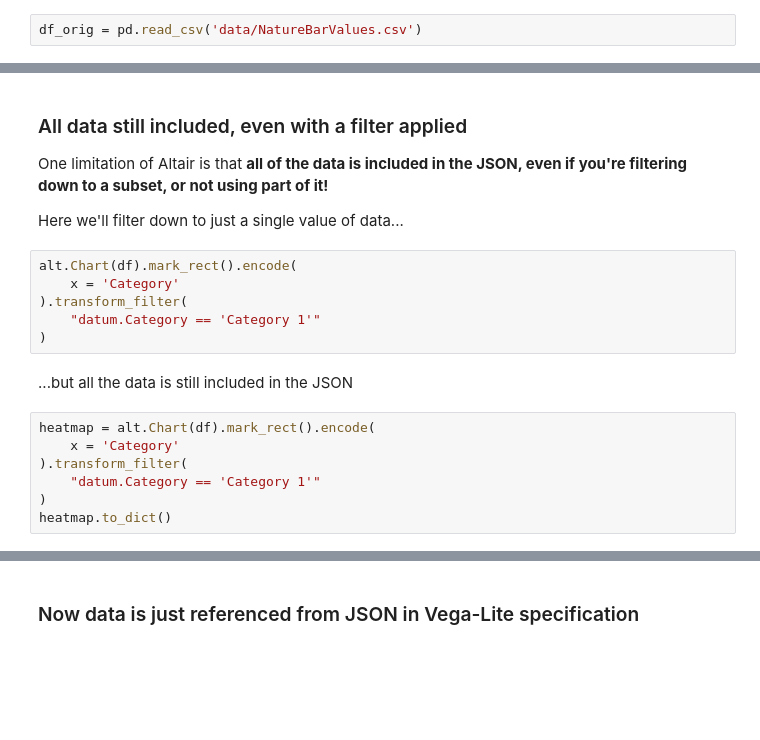
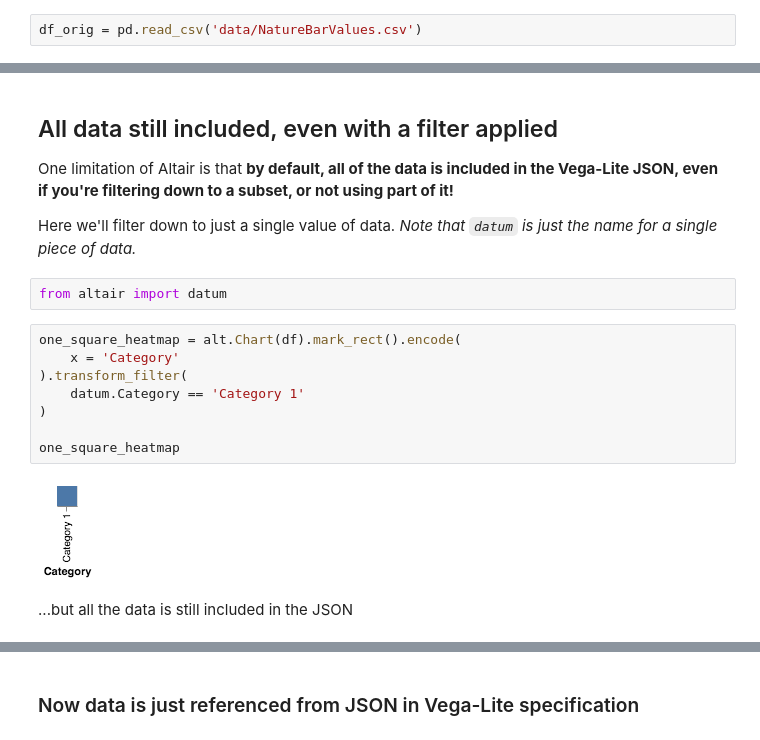
Before and after one commit to emonson/altair-vis-python, a Jupyter notebook: 01_NatureBarValues.ipynb, the cells around one changed output, grey strips where cells are left out. Saved outputs shown, nothing was run; the diff lists cells and outputs as text; blank space fills up the shorter version.

```diff
--- a/01_NatureBarValues.ipynb
+++ b/01_NatureBarValues.ipynb
@@ -70,21 +121,20 @@ heatmap.to_dict()
 # %% [markdown]
-### All data still included, even with a filter applied
+## All data still included, even with a filter applied
 
-One limitation of Altair is that **all of the data is included in the JSON, even if you're filtering down to a subset, or not using part of it!**
+One limitation of Altair is that **by default, all of the data is included in the Vega-Lite JSON, even if you're filtering down to a subset, or not using part of it!**
 
-Here we'll filter down to just a single value of data...
+Here we'll filter down to just a single value of data. *Note that `datum` is just the name for a single piece of data.*
+# %%
+from altair import datum
 # %%
-alt.Chart(df).mark_rect().encode(
+one_square_heatmap = alt.Chart(df).mark_rect().encode(
     x = 'Category'
 ).transform_filter(
-    "datum.Category == 'Category 1'"
+    datum.Category == 'Category 1'
 )
+
+one_square_heatmap
+# %% [output]
+[figure, added]
 # %% [markdown]
 ...but all the data is still included in the JSON
-# %%
-heatmap = alt.Chart(df).mark_rect().encode(
-    x = 'Category'
-).transform_filter(
-    "datum.Category == 'Category 1'"
-)
-heatmap.to_dict()
```
Also changed, not shown: parts of 42 cells of this notebook, 43 other files.
